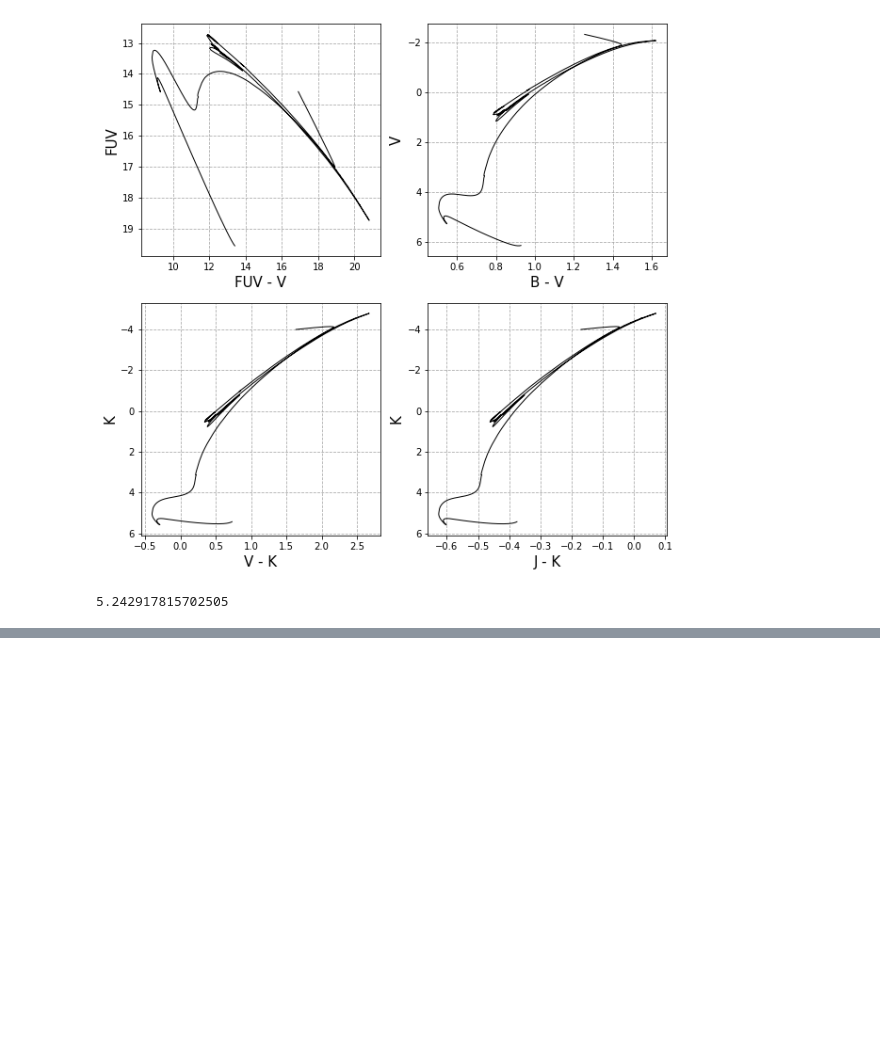
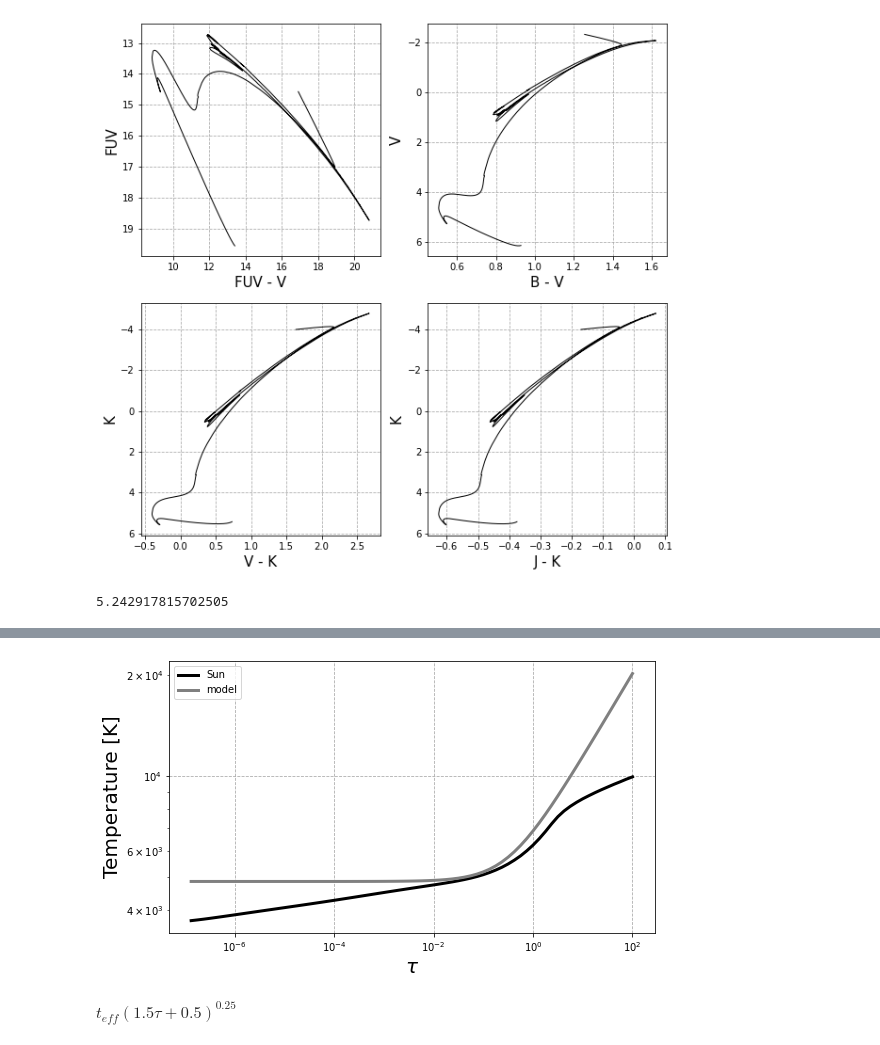
Before and after one commit to olgaborodina/StellarAstrophysics, a Jupyter notebook: hw1_StellarPhotosphere.ipynb, the cells around one changed output, grey strips where cells are left out. Saved outputs shown, nothing was run; the diff lists cells and outputs as text; code cells hidden in the pictures; blank space fills up the shorter version.

```diff
--- a/hw1_StellarPhotosphere.ipynb
+++ b/hw1_StellarPhotosphere.ipynb
@@ -207,0 +230,20 @@ Text(0.5, 0, '$\\tau$')
+# %%
+fig, ax = plt.subplots(figsize=(8.7, 5))
+ax.plot(solar_atmosphere['tau_ross'], solar_atmosphere['Temp(K)'], label='Sun',
+        c='black', lw=3, zorder=10)
+
+ax.plot(solar_atmosphere['tau_ross'], 5780 * (3/2 * solar_atmosphere['tau_ross'] + 0.5) ** 0.25, label='model',
+        c='gray', lw=3, zorder=10)
+
+plt.yscale('log')
+plt.xscale('log')
+ax.grid(c='#aaaaaa', ls='--', zorder=100)
+
+plt.legend(fontsize=10)
+plt.ylabel(r"Temperature [K]", size=20)
+plt.xlabel(r"$\tau$", size=20)
+plt.savefig(fig_dir / '1temperature.png', dpi=300, bbox_inches='tight')
+# %% [output]
+[figure, added]
+# %% [markdown]
+$t_{eff} (1.5 \tau+ 0.5) ^{0.25}$
```
Also changed, not shown: parts of 10 cells of this notebook, 3 other files.
